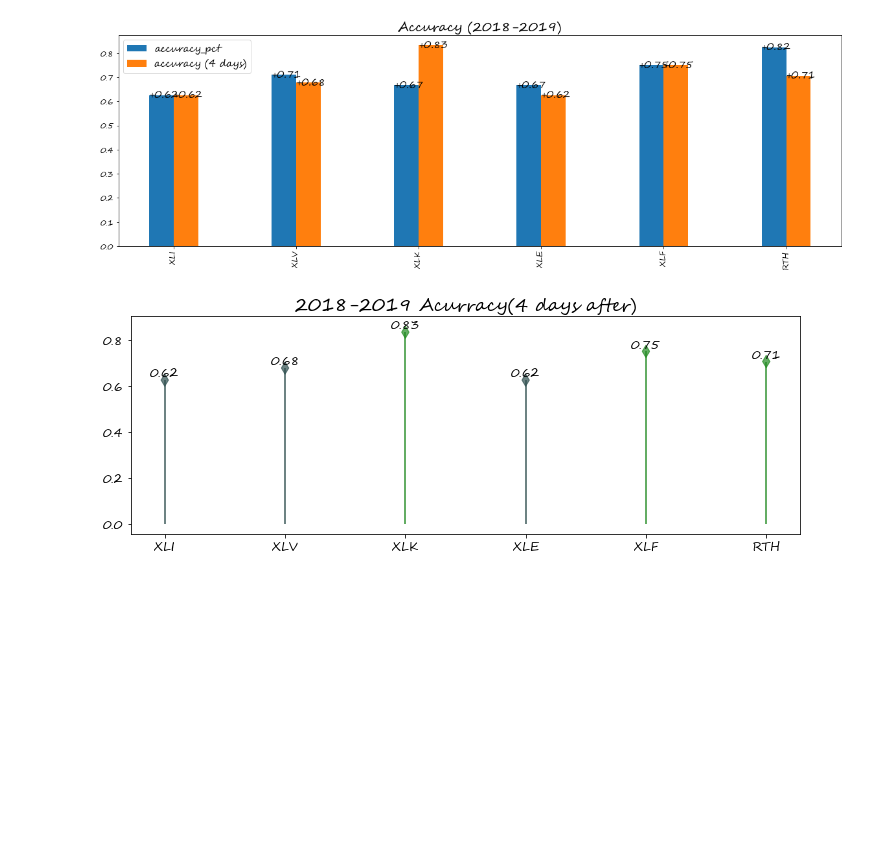
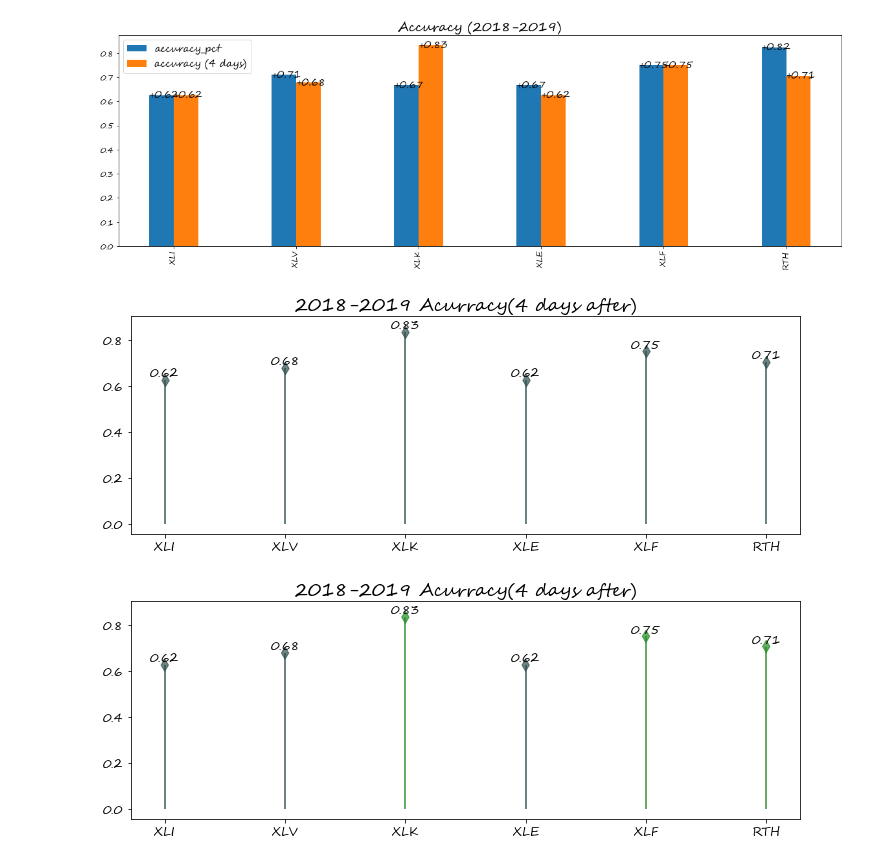
Before and after one commit to elvish7/datascience, a Jupyter notebook: Market_Sentiment_Analysis(Final Project)/Analysis/sentiment_effect.ipynb, the cells around one changed output. Drawn from its saved outputs; the diff is of its cells as text; code cells hidden in the pictures; blank space fills up the shorter version.

```diff
--- a/Market_Sentiment_Analysis(Final Project)/Analysis/sentiment_effect.ipynb
+++ b/Market_Sentiment_Analysis(Final Project)/Analysis/sentiment_effect.ipynb
@@ -474,4 +477,18 @@ accu_ = pd.DataFrame({'accuracy_pct': prob1 , 'accuracy (4 days)': prob2}, index
 plot_accu(accu_,'(2018-2019)')
 # %% [output]
 [figure]
+# %%
+accuracy_ = pd.DataFrame({'accuracy': prob2}, index=spdr)
+
+fig, ax = plt.subplots(figsize=(12,4))
+ax.set_title('2018-2019 Acurracy(4 days after)', fontdict={'size':18})
+ax.vlines(x=accuracy_.index, ymin=0, ymax=accuracy_.accuracy, color='darkslategray', alpha=0.7, linewidth=2)
+ax.scatter(x=accuracy_.index, y=accuracy_.accuracy, s=75, color='darkslategray', alpha=0.7, marker='d')
+
+# annotate
+for row in accuracy_.itertuples():
+    ax.text(row.Index, row.accuracy+.003, s=round(row.accuracy, 2),
+            horizontalalignment= 'center', verticalalignment='bottom', fontsize=12)
+# %% [output]
+[figure, added]
 # %%
```
Also changed, not shown: parts of 3 cells of this notebook.
